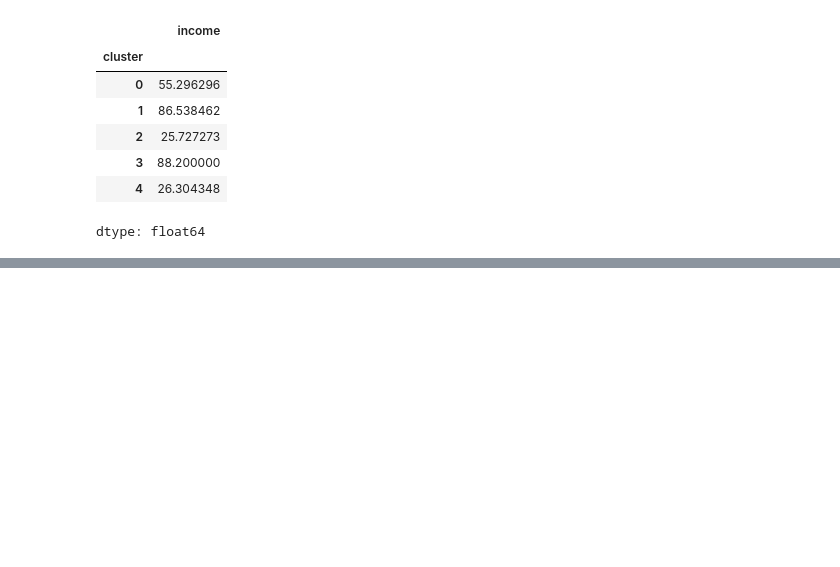
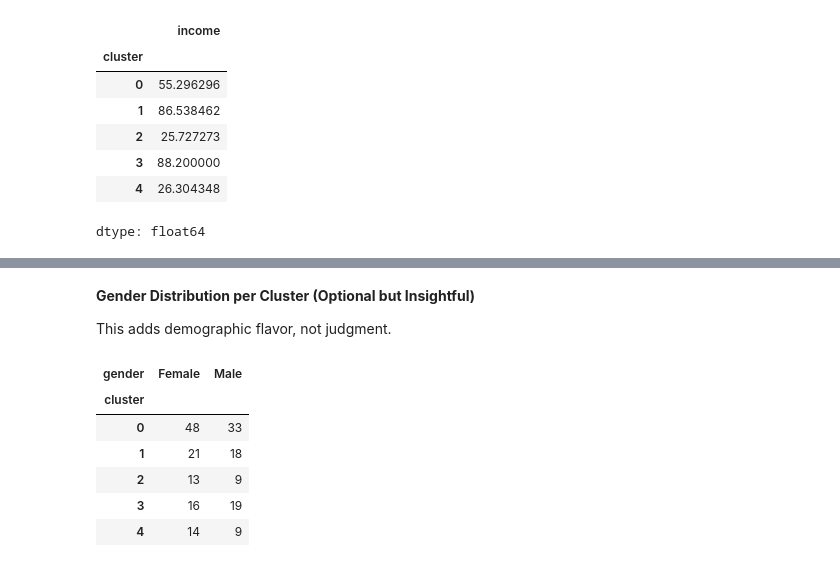
Before and after one commit to epythonlab2/AI_4_health, a Jupyter notebook: module_2_unsupervised_machine_learning.ipynb, the cells around one changed output, grey strips where cells are left out. Cells and saved outputs as stored; diff of their text form; code cells hidden in the pictures; blank space fills up the shorter version.

```diff
--- a/module_2_unsupervised_machine_learning.ipynb
+++ b/module_2_unsupervised_machine_learning.ipynb
@@ -943,0 +1015,15 @@ dtype: float64
+# %% [markdown]
+**Gender Distribution per Cluster (Optional but Insightful)**
+
+
+This adds demographic flavor, not judgment.
+# %%
+df.groupby(["cluster", "gender"]).size().unstack(fill_value=0)
+# %% [output]
+| gender | Female | Male |
+| cluster |  |  |
+| 0 | 48 | 33 |
+| 1 | 21 | 18 |
+| 2 | 13 | 9 |
+| 3 | 16 | 19 |
+| 4 | 14 | 9 |
```
Also changed, not shown: parts of 13 cells of this notebook.
